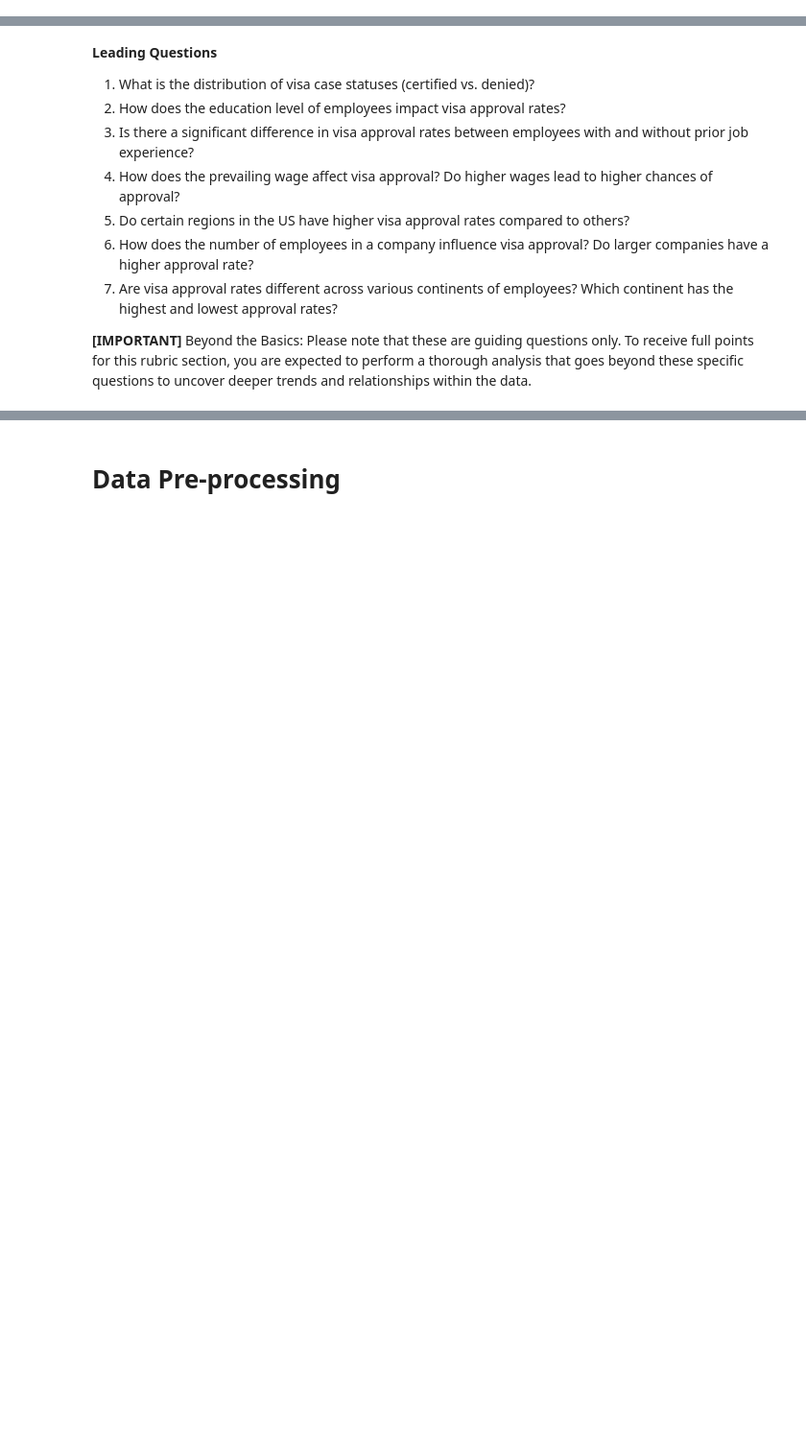
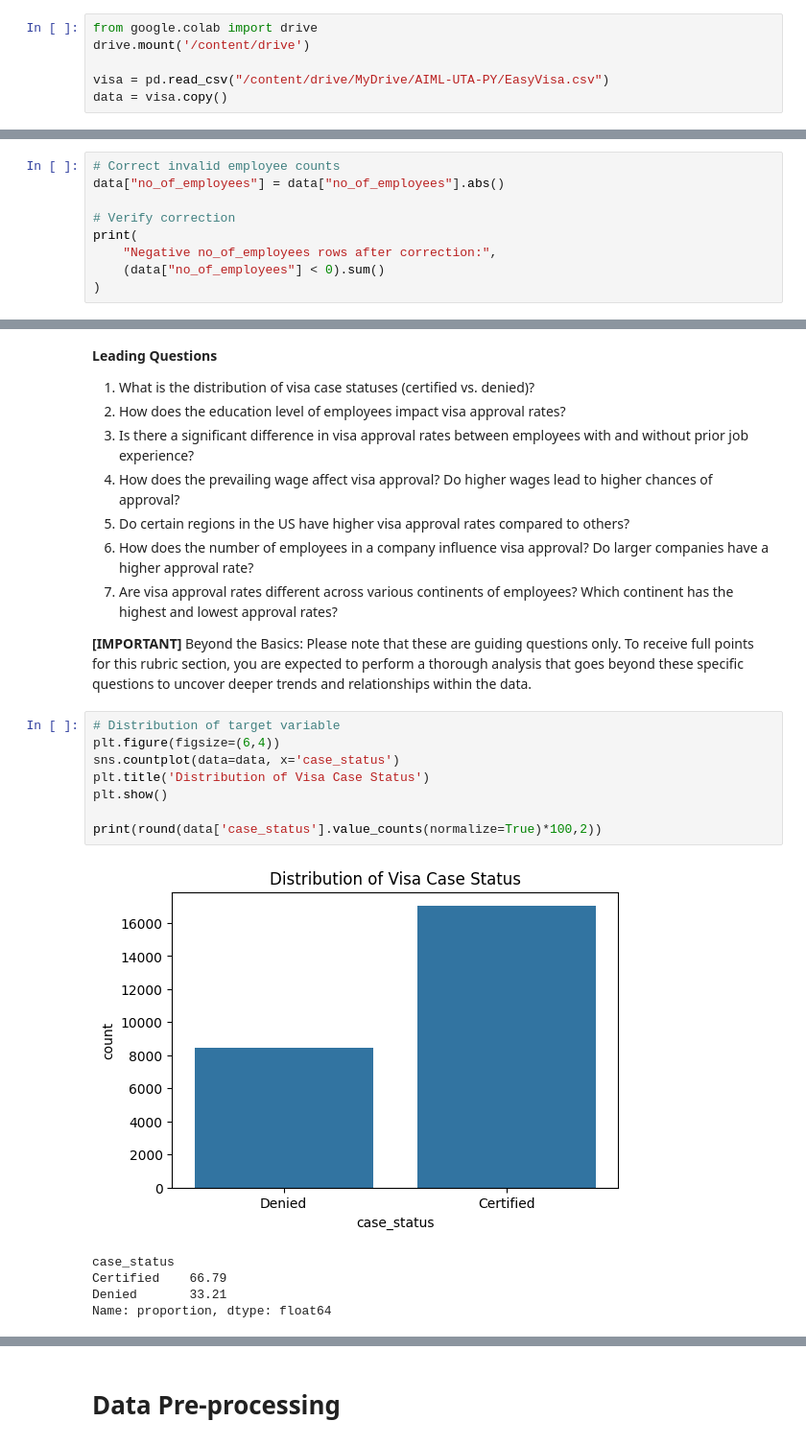
Before and after one commit to click2shivesh/shivesh-uta-aiml-py, a Jupyter notebook: Shivesh_Project_Full_Code_Notebook_EasyVisa.ipynb, the cells around one changed output, grey strips where cells are left out. Shown at 96% size. Drawn from its saved outputs; the diff is of its cells as text; blank space fills up the shorter version.

```diff
--- a/Shivesh_Project_Full_Code_Notebook_EasyVisa.ipynb
+++ b/Shivesh_Project_Full_Code_Notebook_EasyVisa.ipynb
@@ -60,2 +113,8 @@ Drive already mounted at /content/drive; to attempt to forcibly remount, call dr
 # %% [markdown]
 # **Loading the dataset**
+# %%
+from google.colab import drive
+drive.mount('/content/drive')
+
+visa = pd.read_csv("/content/drive/MyDrive/AIML-UTA-PY/EasyVisa.csv")
+data = visa.copy()
@@ -67,0 +278,9 @@ Drive already mounted at /content/drive; to attempt to forcibly remount, call dr
+# %%
+# Correct invalid employee counts
+data["no_of_employees"] = data["no_of_employees"].abs()
+
+# Verify correction
+print(
+    "Negative no_of_employees rows after correction:",
+    (data["no_of_employees"] < 0).sum()
+)
@@ -86,3 +401,17 @@ Drive already mounted at /content/drive; to attempt to forcibly remount, call dr
 
 
 **[IMPORTANT]** Beyond the Basics: Please note that these are guiding questions only. To receive full points for this rubric section, you are expected to perform a thorough analysis that goes beyond these specific questions to uncover deeper trends and relationships within the data.
+# %%
+# Distribution of target variable
+plt.figure(figsize=(6,4))
+sns.countplot(data=data, x='case_status')
+plt.title('Distribution of Visa Case Status')
+plt.show()
+
+print(round(data['case_status'].value_counts(normalize=True)*100,2))
+# %% [output]
+[figure, added]
+case_status
+Certified    66.79
+Denied       33.21
+Name: proportion, dtype: float64
```
Also changed, not shown: parts of 37 cells of this notebook.
